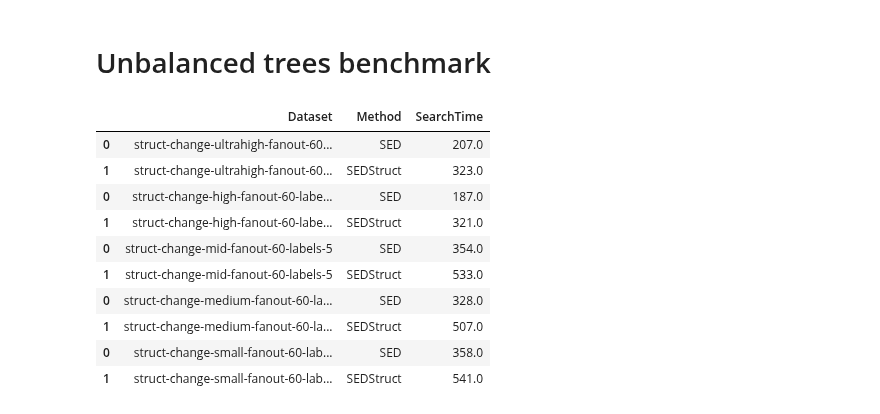
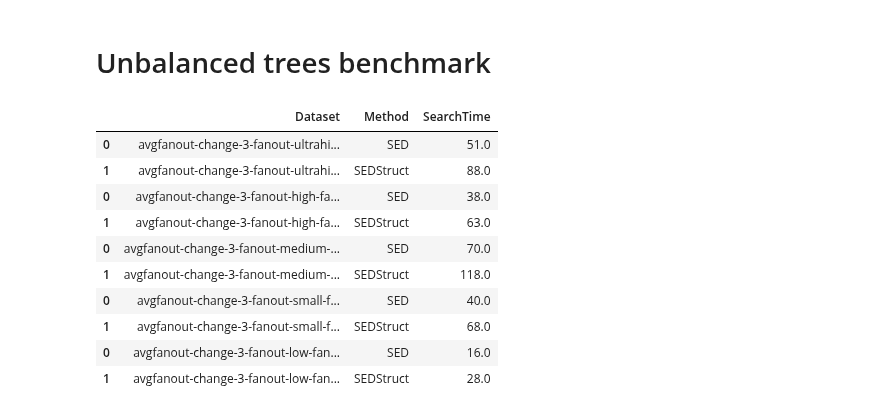
Before and after one commit to LukMRVC/tree-statistics, a Jupyter notebook: gen-datasets.ipynb, the cells around one changed output. Drawn from its saved outputs; the diff is of its cells as text; code cells hidden in the pictures.

```diff
--- a/gen-datasets.ipynb
+++ b/gen-datasets.ipynb
@@ -1457,7 +1457,7 @@ BASEPATH = 'resources/workloads/generated/'
 # datasets = [f'struct-change-fanout-{fo}-30' for fo in fanout] # structure change - change of structure wihthout relabeling 5 labels - 3 edits min
 # datasets = [f'struct-change-fanout-{fo}-30-labels-8' for fo in fanout] # structure change - change of structure wihthout relabeling 5 labels - 3 edits min
 
-# attempt at better leaf distribution
+# last result
 fanout = ['ultrahigh-fanout', 'high-fanout', 'mid-fanout', 'medium-fanout', 'small-fanout']
 datasets = [f'struct-change-{fo}-60-labels-5' for fo in fanout] # structure change - change of structure wihthout relabeling 5 labels - 3 edits min
 # datasets = ['unbalanced-c3-80-p00', 'unbalanced-c3-80-p01', 'unbalanced-c3-80-p015', 'unbalanced-c3-80-p02', 'unbalanced-c3-80-p025', 'unbalanced-c3-80-p035', 'unbalanced-c3-80-p05', 'unbalanced-c3-80-p10']
@@ -1469,43 +1469,49 @@ datasets = [f'struct-change-{fo}-60-labels-5' for fo in fanout] # structure chan
 # datasets = [f'fanout-{fo}-30' for fo in fanout]
 
 # fanout = [(5, 'small-fanout'), (50, 'small-fanout'), (500, 'small-fanout'), (5000, 'small-fanout')]
 # datasets = [f'labels-{lo}-fanout-{fo}-30' for lo, fo in fanout] # change of structure with labels edits - 3 edits min
 
 # TODO: Dodelat dataset aby SED a SEDStruct meli stejnou precision
 
 # fanout = ['high-fanout', 'mid-fanout', 'medium-fanout', 'small-fanout', 'low-fanout']
 # datasets = [f'struct-label-change-fanout-{fo}-30' for fo in fanout] # change of structure with labels edits - 3 edits min
+
+# fanout = ['ultrahigh-fanout', 'high-fanout', 'mid-fanout', 'small-fanout', 'low-fanout']
+# fanout = ['ultrahigh-fanout', 'high-fanout', 'mid-fanout', 'medium-fanout']
+fanout = ['ultrahigh-fanout', 'high-fanout', 'medium-fanout', 'small-fanout', 'low-fanout']
+datasets = [f'avgfanout-change-3-fanout-{fo}-60-labels-50' for fo in fanout] # structure change - change of structure wihthout relabeling 5 labels - 3 edits min
+
 
 for ds in datasets:
     full_path_sed = join(BASEPATH, f'{ds}/query-sed-ukkonen.csv')
     full_path_sedstruct = join(BASEPATH, f'{ds}/query-sed-struct-ukkonen.csv')
     # read second line of file
     with open(full_path_sed) as f:
         lines = f.readlines()
         reg_time = float(lines[1].strip('ms\n').split(':')[1])
     with open(full_path_sedstruct) as f:
         lines = f.readlines()
         uk_time = float(lines[1].strip('ms\n').split(':')[1])
     tdf = pd.DataFrame({
         'Dataset': [ds] * 2,
         'Method': ['SED', 'SEDStruct'],
         'SearchTime': [reg_time, uk_time]
     })
     qdf = pd.concat([qdf, tdf])
 
 display(qdf)
 # %% [output]
 |  | Dataset | Method | SearchTime |
-| 0 | struct-change-ultrahigh-fanout-60... | SED | 207.0 |
-| 1 | struct-change-ultrahigh-fanout-60... | SEDStruct | 323.0 |
-| 0 | struct-change-high-fanout-60-labe... | SED | 187.0 |
-| 1 | struct-change-high-fanout-60-labe... | SEDStruct | 321.0 |
-| 0 | struct-change-mid-fanout-60-labels-5 | SED | 354.0 |
-| 1 | struct-change-mid-fanout-60-labels-5 | SEDStruct | 533.0 |
-| 0 | struct-change-medium-fanout-60-la... | SED | 328.0 |
-| 1 | struct-change-medium-fanout-60-la... | SEDStruct | 507.0 |
-| 0 | struct-change-small-fanout-60-lab... | SED | 358.0 |
-| 1 | struct-change-small-fanout-60-lab... | SEDStruct | 541.0 |
+| 0 | avgfanout-change-3-fanout-ultrahi... | SED | 51.0 |
+| 1 | avgfanout-change-3-fanout-ultrahi... | SEDStruct | 88.0 |
+| 0 | avgfanout-change-3-fanout-high-fa... | SED | 38.0 |
+| 1 | avgfanout-change-3-fanout-high-fa... | SEDStruct | 63.0 |
+| 0 | avgfanout-change-3-fanout-medium-... | SED | 70.0 |
+| 1 | avgfanout-change-3-fanout-medium-... | SEDStruct | 118.0 |
+| 0 | avgfanout-change-3-fanout-small-f... | SED | 40.0 |
+| 1 | avgfanout-change-3-fanout-small-f... | SEDStruct | 68.0 |
+| 0 | avgfanout-change-3-fanout-low-fan... | SED | 16.0 |
+| 1 | avgfanout-change-3-fanout-low-fan... | SEDStruct | 28.0 |
 # %%
 all_sed_candidates = pd.DataFrame()
 all_sedstruct_candidates = pd.DataFrame()
```
Also changed, not shown: parts of 12 cells of this notebook, 3 other files.
